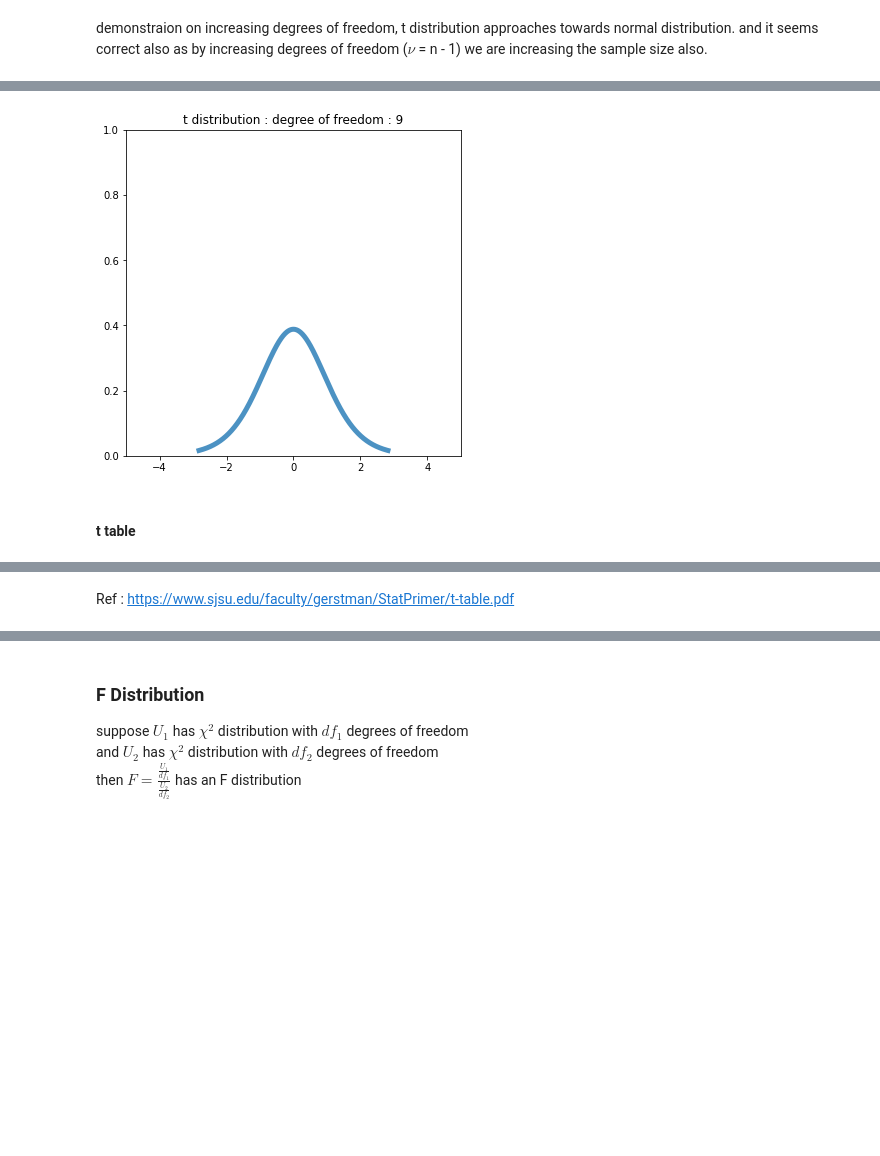
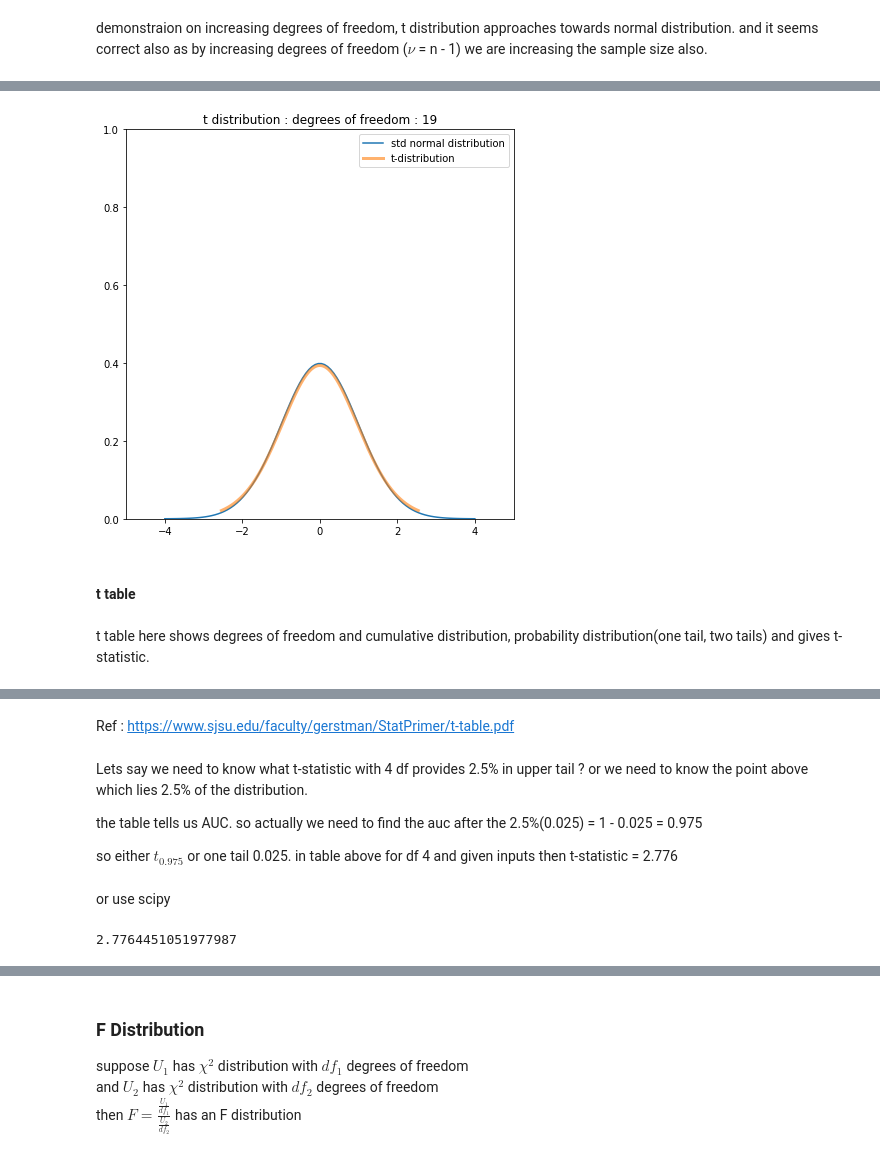
Before and after one commit to NishantBaheti/MachineLearningExploration, a Jupyter notebook: PracticalStatistics/Distributions.ipynb, the cells around one changed output, grey strips where cells are left out. Cells and saved outputs as stored; diff of their text form; code cells hidden in the pictures; blank space fills up the shorter version.

```diff
--- a/PracticalStatistics/Distributions.ipynb
+++ b/PracticalStatistics/Distributions.ipynb
@@ -745,34 +745,51 @@ and it seems correct also as by increasing degrees of freedom ($\nu$ = n - 1) we
 # %%
 fig = plt.figure(figsize=(6,6))
 
 ax1 = fig.add_subplot()
 
 ax1.set_xlim(-5, 5)
 ax1.set_ylim(0, 1)
+d = np.linspace(-4,4,100)
 
-plot1, = ax1.plot([],[],lw=5, alpha=0.8)
-
+ax1.plot(d,stats.norm.pdf(d),label="std normal distribution")
+plot1, = ax1.plot([],[],lw=3, alpha=0.6,label="t-distribution")
+plt.legend(loc='best')
+plt.tight_layout()
 def draw_frame(n):
 
     df = n
     mean, var, skew, kurt = t.stats(df, moments='mvsk')
 
     x = np.linspace(t.ppf(0.01, df),t.ppf(0.99, df), 1000)
     plot1.set_data(x, t.pdf(x, df))
-    ax1.set_title(f"t distribution : degree of freedom : {n}")
+    ax1.set_title(f"t distribution : degrees of freedom : {n}")
     return (plot1,)
 
-anim = animation.FuncAnimation(fig, draw_frame, frames=10, interval=2000, blit=True)
+anim = animation.FuncAnimation(fig, draw_frame, frames=20, interval=1000, blit=True)
 
 display.HTML(anim.to_html5_video())
 # %% [output]
 [interactive output not drawn]
-[figure, old version]
+[figure, new version]
 # %% [markdown]
 #### t table
+# %% [markdown]
+t table here shows degrees of freedom and cumulative distribution, probability distribution(one tail, two tails) and gives t-statistic.
 # %% [markdown]
 <iframe src="https://www.sjsu.edu/faculty/gerstman/StatPrimer/t-table.pdf" width=500></iframe>
 # %% [markdown]
 <img src='t_table.png' />
 # %% [markdown]
 Ref : https://www.sjsu.edu/faculty/gerstman/StatPrimer/t-table.pdf
+# %% [markdown]
+Lets say we need to know what t-statistic with 4 df provides 2.5% in upper tail ? or we need to know the point above which lies 2.5% of the distribution.
+
+the table tells us AUC. so actually we need to find the auc after the 2.5%(0.025) = 1 - 0.025 = 0.975
+
+so either $t_{0.975}$ or one tail 0.025. in table above for df 4 and given inputs then t-statistic = 2.776
+# %% [markdown]
+or use scipy
+# %%
+stats.t.ppf(0.975,4)
+# %% [output]
+2.7764451051977987
```
Also changed, not shown: parts of 7 cells of this notebook, 1 other file.
